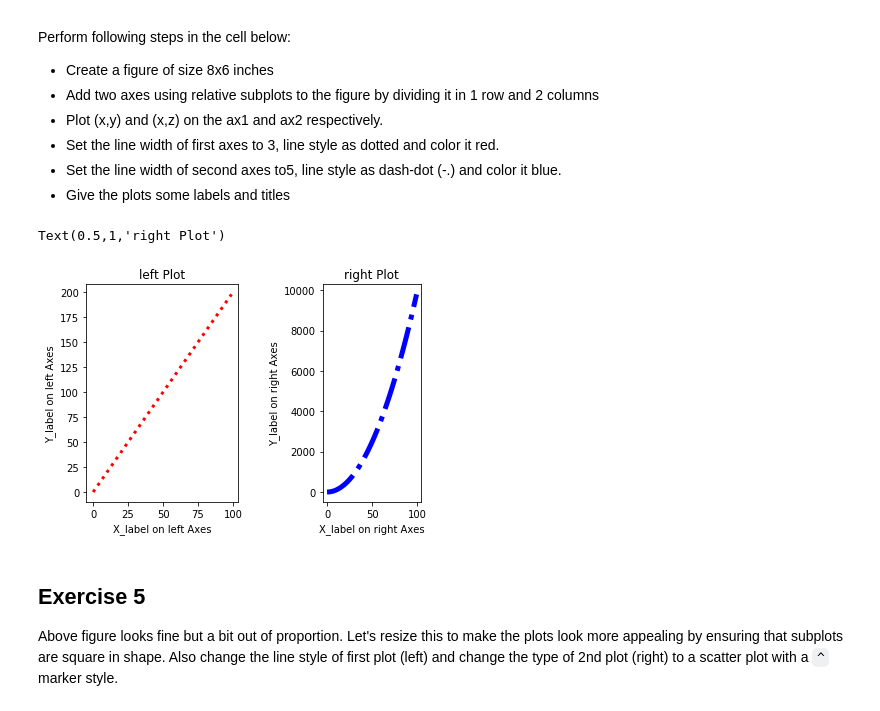
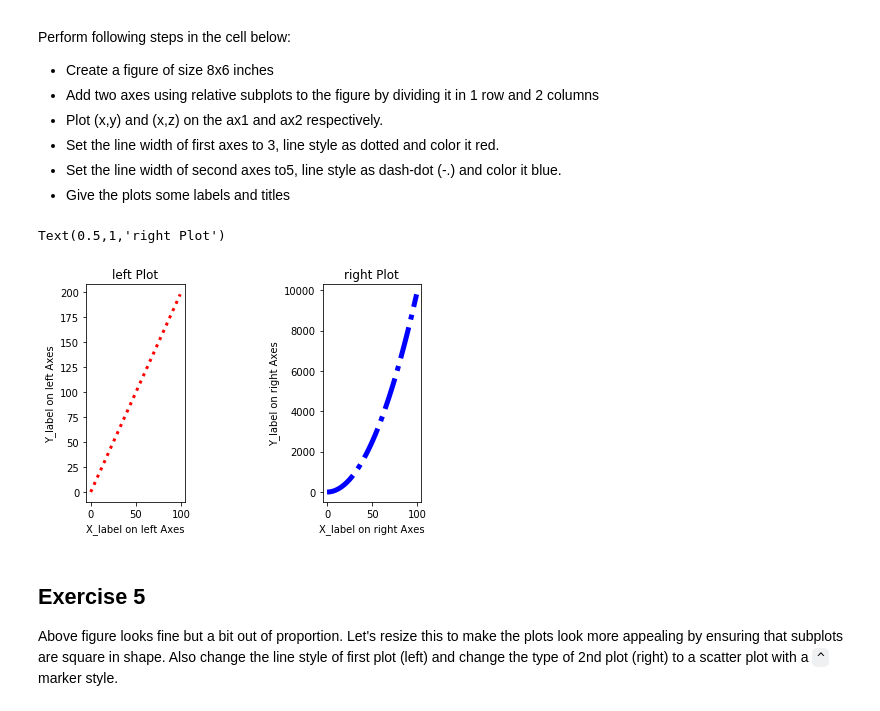
Before and after one commit to jdmitchell0216/dsc-1-03-13-customizing-visualizations-with-matplotlib-lab-nyc-ds-career-012819, a Jupyter notebook: index.ipynb, the cells around one changed output. Drawn from its saved outputs; the diff is of its cells as text; code cells hidden in the pictures.

```diff
--- a/index.ipynb
+++ b/index.ipynb
@@ -137,19 +137,19 @@ Perform following steps in the cell below:
 * Give the plots some labels and titles
 # %%
 fig3 = plt.figure()
-ax1 = fig3.add_subplot(121)
-ax2 = fig3.add_subplot(13)
+ax1 = fig3.add_subplot(131)
+ax2 = fig3.add_subplot(133)
 ax1.plot(x, y, linewidth = 3, linestyle = ':', color = 'red')
 ax2.plot(x, z, linewidth = 5, linestyle = '-.', color = 'blue')
 ax1.set_xlabel('X_label on left Axes')
 ax1.set_ylabel('Y_label on left Axes')
 ax1.set_title('left Plot')
 ax2.set_xlabel('X_label on right Axes')
 ax2.set_ylabel('Y_label on right Axes')
 ax2.set_title('right Plot')
 # %% [output]
 Text(0.5,1,'right Plot')
-[figure, old version]
+[figure, new version]
 # %% [markdown]
 ## Exercise 5
 
```
